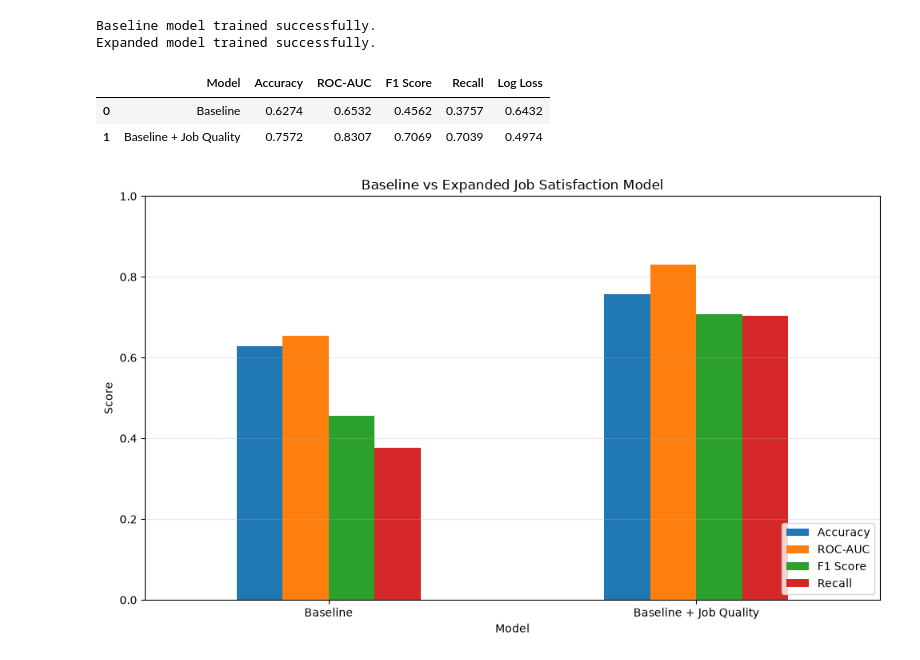
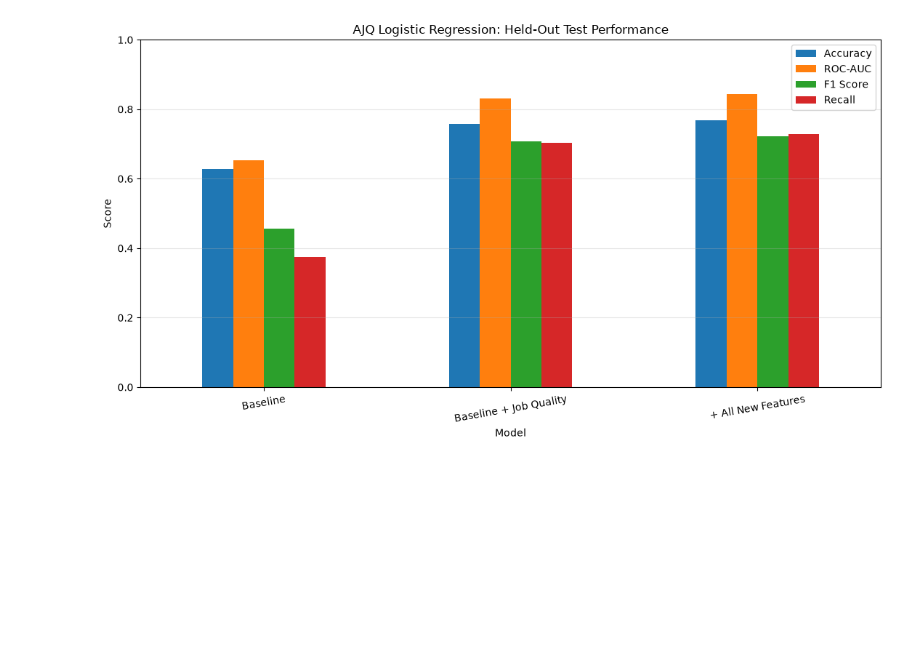
Before and after one commit to Break-Through-Tech/Swytch-2C-predicting-job-satisfaction-from-person-job-fit, a Jupyter notebook: notebooks/ajq_logistic_regression_model.ipynb, the cells around one changed output. Drawn from its saved outputs; the diff is of its cells as text; code cells hidden in the pictures; blank space fills up the shorter version.

Commit message:
Improved accuracy of ajq LR model

```diff
--- a/notebooks/ajq_logistic_regression_model.ipynb
+++ b/notebooks/ajq_logistic_regression_model.ipynb
@@ -70,9 +93,22 @@ job_quality_features = [
     "Q55"
 ]
 
-# Expanded model: Baseline + Job Quality
+# New groups: test them separately to see what adds useful information
+scheduling_features = ["Q23", "Q24", "Q25A", "Q25B", "Q25C", "Q25D", "Q27"]
+growth_features = ["Q34", "Q35A", "Q35B", "Q35C", "Q35D"]
+security_features = ["Q36", "Q41"]
+
 expanded_features = list(dict.fromkeys(baseline_features + job_quality_features))
+all_features = list(dict.fromkeys(expanded_features + scheduling_features + growth_features + security_features))
 
-print("Baseline features:", len(baseline_features))
-print("Expanded features:", len(expanded_features))
+feature_groups = {
+    "Baseline": baseline_features,
+    "Baseline + Job Quality": expanded_features,
+    "+ Scheduling": expanded_features + scheduling_features,
+    "+ Growth": expanded_features + growth_features,
+    "+ Security": expanded_features + security_features,
+    "+ All New Features": all_features
+}
+feature_groups = {name: list(dict.fromkeys(cols)) for name, cols in feature_groups.items()}
+print("Models to compare:", {k: len(v) for k, v in feature_groups.items()})
 # %% [output]
@@ -179,51 +397,14 @@ def train_test_LR(X_train, y_train, X_test, y_test, c=1):
-# %%
-# Preprocess baseline features
-X_train_baseline, X_test_baseline, baseline_names = preprocess_features(X_train_raw,
-    X_test_raw, baseline_features)
-
-# Train baseline model
-baseline_results = train_test_LR(X_train_baseline, y_train, X_test_baseline, y_test)
-
-# Preprocess expanded features
-X_train_expanded, X_test_expanded, expanded_names = preprocess_features(X_train_raw,
-    X_test_raw, expanded_features)
-
-# Train expanded model
-expanded_results = train_test_LR(X_train_expanded, y_train, X_test_expanded, y_test)
-
-print("Baseline model trained successfully.")
-print("Expanded model trained successfully.")
-# %% [output]
-Baseline model trained successfully.
-Expanded model trained successfully.
-# %%
-# Compare baseline and expanded model performance
-model_comparison = pd.DataFrame({
-    "Model": ["Baseline", "Baseline + Job Quality"],
-    "Accuracy": [baseline_results["accuracy"], expanded_results["accuracy"]],
-    "ROC-AUC": [baseline_results["roc_auc"], expanded_results["roc_auc"]],
-    "F1 Score": [baseline_results["f1"], expanded_results["f1"]],
-    "Recall": [baseline_results["recall"], expanded_results["recall"]],
-    "Log Loss": [baseline_results["log_loss"], expanded_results["log_loss"]]
-})
-
-display(model_comparison.round(4))
-# %% [output]
-|  | Model | Accuracy | ROC-AUC | F1 Score | Recall | Log Loss |
-| 0 | Baseline | 0.6274 | 0.6532 | 0.4562 | 0.3757 | 0.6432 |
-| 1 | Baseline + Job Quality | 0.7572 | 0.8307 | 0.7069 | 0.7039 | 0.4974 |
 # %%
-# Plot model comparison
-model_comparison.set_index("Model")[
-    ["Accuracy", "ROC-AUC", "F1 Score", "Recall"]].plot(kind="bar", figsize=(10, 6), rot=0)
-
-plt.title("Baseline vs Expanded Job Satisfaction Model")
+# Original comparison chart, now including the selected model
+model_comparison.set_index("Model")[["Accuracy", "ROC-AUC", "F1 Score", "Recall"]].plot(
+    kind="bar", figsize=(11, 6), rot=10
+)
+plt.title("AJQ Logistic Regression: Held-Out Test Performance")
 plt.ylabel("Score")
 plt.ylim(0, 1)
 plt.grid(axis="y", alpha=0.3)
-plt.legend(loc="lower right")
 plt.tight_layout()
 plt.show()
 # %% [output]
-[figure, old version]
+[figure, new version]
 # %%
```
Also changed, not shown: parts of 34 cells of this notebook.
